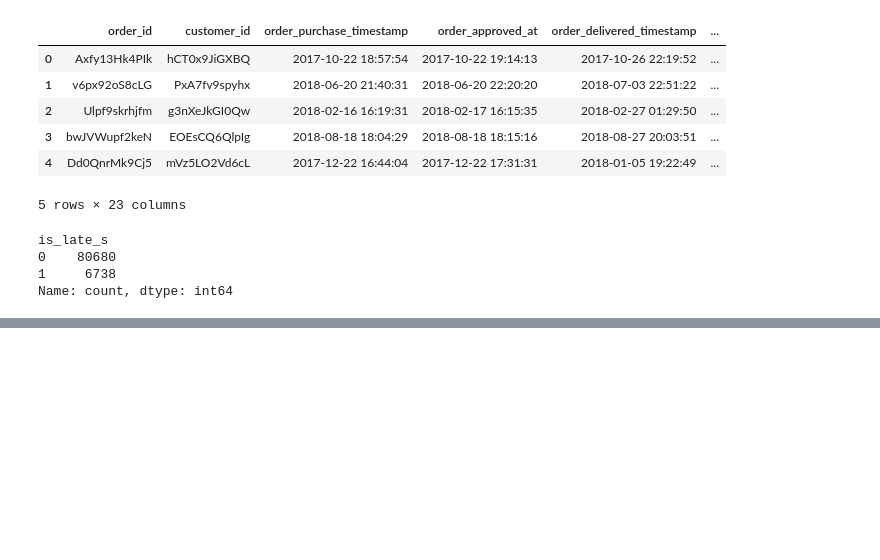
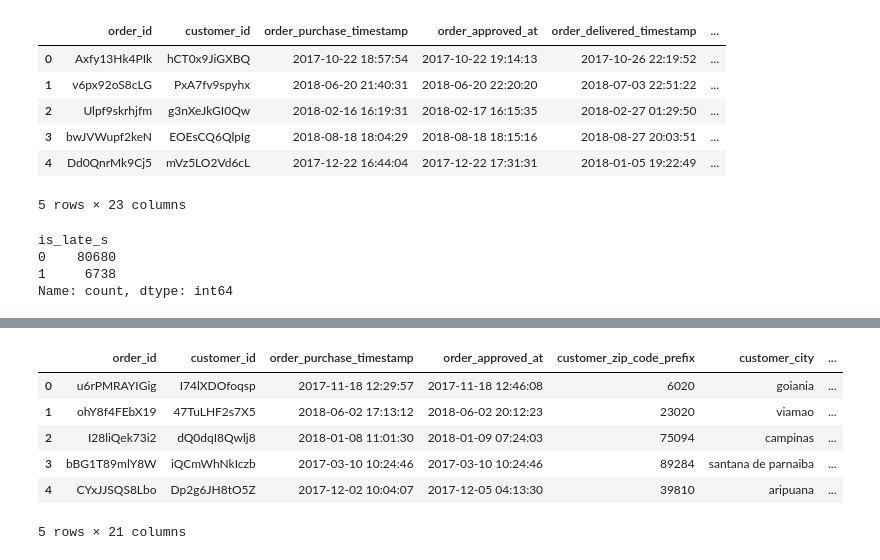
Before and after one commit to h-sutiwas/personal-project, a Jupyter notebook: Ecommerce Order & Supply Chain Dataset/archive/EOD_analysis.ipynb, the cells around one changed output, grey strips where cells are left out. Cells and saved outputs as stored; diff of their text form; code cells hidden in the pictures; blank space fills up the shorter version.

```diff
--- a/Ecommerce Order & Supply Chain Dataset/archive/EOD_analysis.ipynb
+++ b/Ecommerce Order & Supply Chain Dataset/archive/EOD_analysis.ipynb
@@ -460,3 +471,14 @@ Name: count, dtype: int64
+# %%
+ts_data["prod_vol"] = ts_data["product_height_cm"] * ts_data["product_length_cm"] * ts_data["product_width_cm"]
+ts_data.head()
+# %% [output]
+|  | order_id | customer_id | order_purchase_timestamp | order_approved_at | customer_zip_code_prefix | customer_city | ... |
+| 0 | u6rPMRAYIGig | I74lXDOfoqsp | 2017-11-18 12:29:57 | 2017-11-18 12:46:08 | 6020 | goiania | ... |
+| 1 | ohY8f4FEbX19 | 47TuLHF2s7X5 | 2018-06-02 17:13:12 | 2018-06-02 20:12:23 | 23020 | viamao | ... |
+| 2 | I28liQek73i2 | dQ0dqI8Qwlj8 | 2018-01-08 11:01:30 | 2018-01-09 07:24:03 | 75094 | campinas | ... |
+| 3 | bBG1T89mlY8W | iQCmWhNkIczb | 2017-03-10 10:24:46 | 2017-03-10 10:24:46 | 89284 | santana de parnaiba | ... |
+| 4 | CYxJJSQS8Lbo | Dp2g6JH8tO5Z | 2017-12-02 10:04:07 | 2017-12-05 04:13:30 | 39810 | aripuana | ... |
+5 rows × 21 columns
 # %%
 import skimpy
 
```
Also changed, not shown: parts of 3 cells of this notebook.
